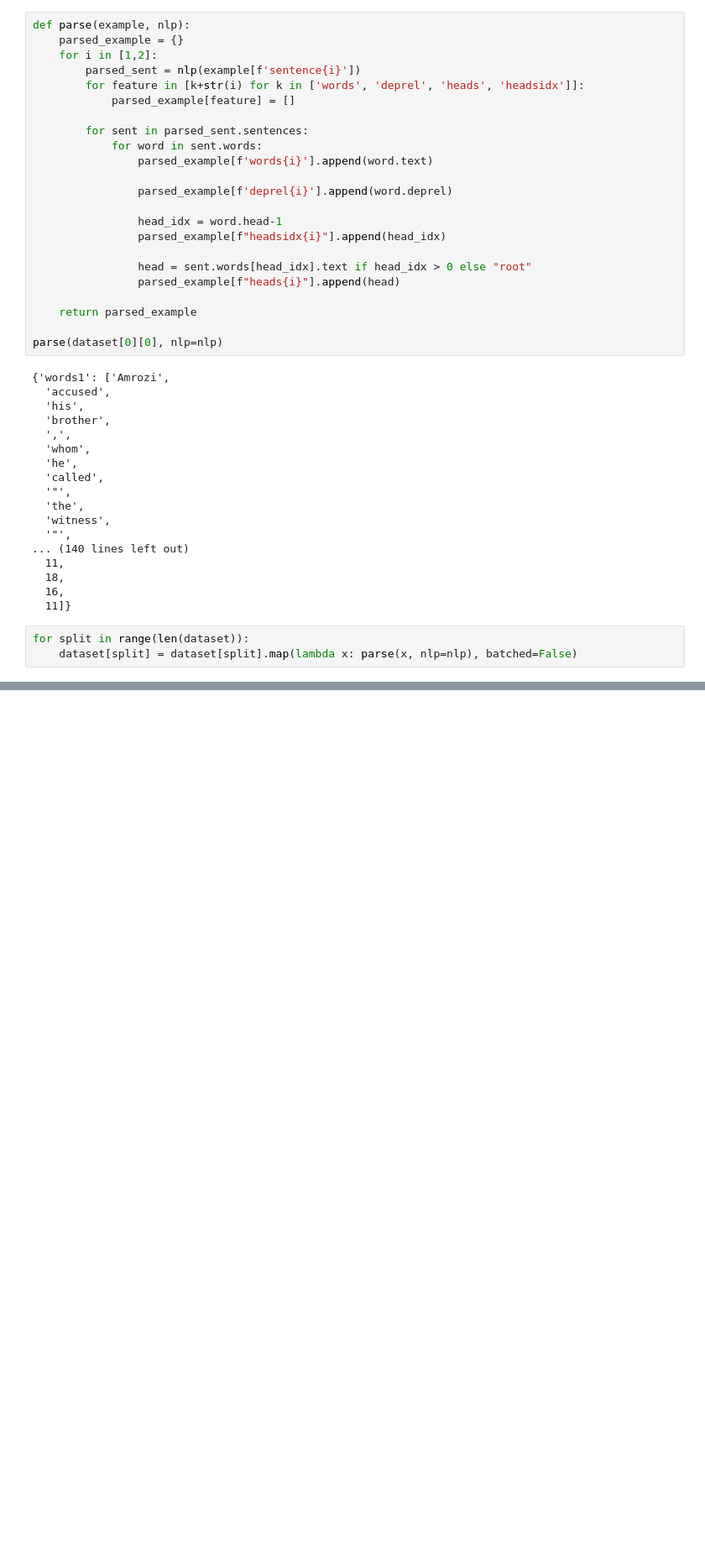
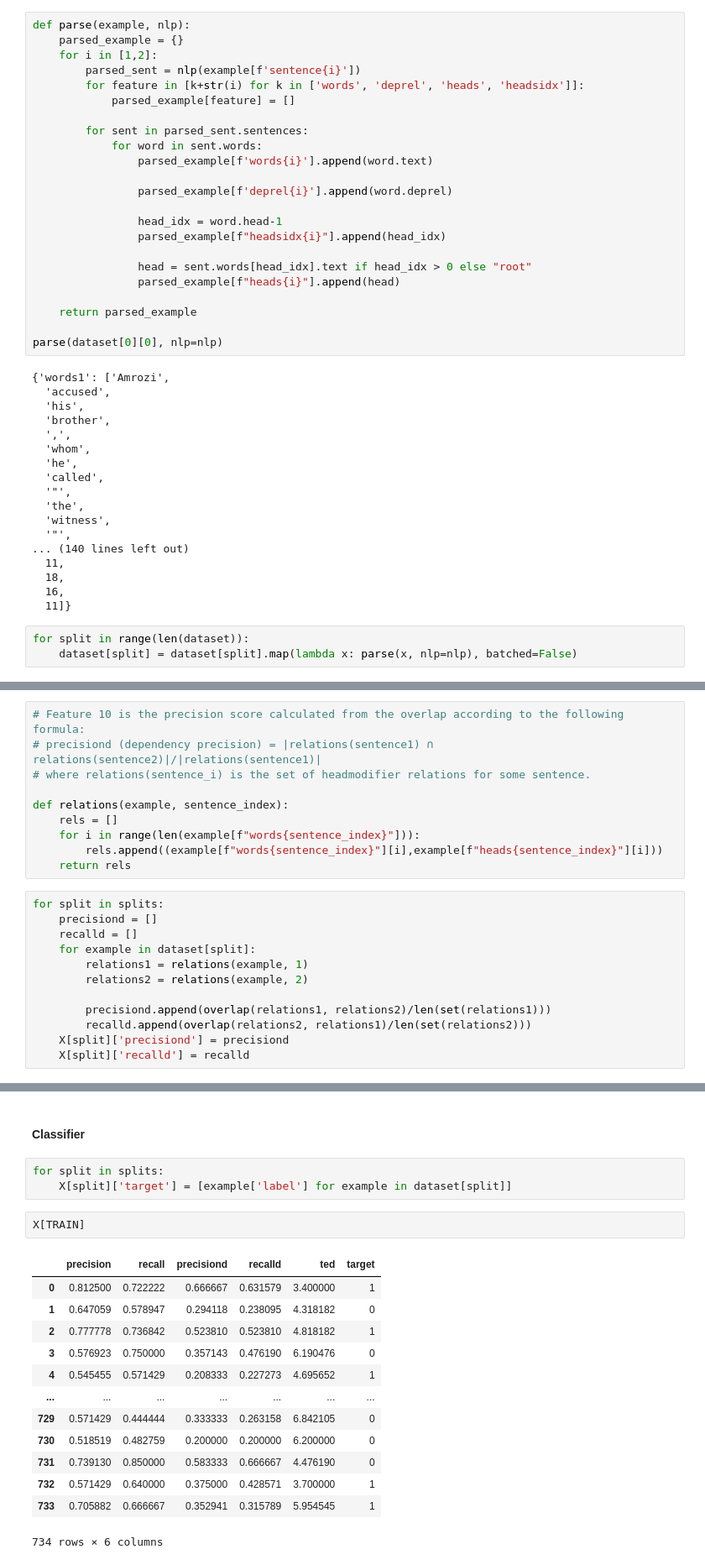
Before and after one commit to elenasofia98/PracticalNLP-2023-2024, a Jupyter notebook: HoL02_1_ParsingWithStanza_ParaphraseClassification.ipynb, the cells around one changed output, grey strips where cells are left out. Shown at 84% size. Drawn from its saved outputs; the diff is of its cells as text; blank space fills up the shorter version.

```diff
--- a/HoL02_1_ParsingWithStanza_ParaphraseClassification.ipynb
+++ b/HoL02_1_ParsingWithStanza_ParaphraseClassification.ipynb
@@ -396,0 +460,22 @@ for split in range(len(dataset)):
+# %%
+# Feature 10 is the precision score calculated from the overlap according to the following formula:
+# precisiond (dependency precision) = |relations(sentence1) ∩ relations(sentence2)|/|relations(sentence1)|
+# where relations(sentence_i) is the set of headmodifier relations for some sentence.
+
+def relations(example, sentence_index):
+    rels = []
+    for i in range(len(example[f"words{sentence_index}"])):
+        rels.append((example[f"words{sentence_index}"][i],example[f"heads{sentence_index}"][i]))
+    return rels
+# %%
+for split in splits:
+    precisiond = []
+    recalld = []
+    for example in dataset[split]:
+        relations1 = relations(example, 1)
+        relations2 = relations(example, 2)
+
+        precisiond.append(overlap(relations1, relations2)/len(set(relations1)))
+        recalld.append(overlap(relations2, relations1)/len(set(relations2)))
+    X[split]['precisiond'] = precisiond
+    X[split]['recalld'] = recalld
@@ -396,0 +618,21 @@ for split in range(len(dataset)):
+# %% [markdown]
+#### Classifier
+# %%
+for split in splits:
+    X[split]['target'] = [example['label'] for example in dataset[split]]
+# %%
+X[TRAIN]
+# %% [output]
+|  | precision | recall | precisiond | recalld | ted | target |
+| 0 | 0.812500 | 0.722222 | 0.666667 | 0.631579 | 3.400000 | 1 |
+| 1 | 0.647059 | 0.578947 | 0.294118 | 0.238095 | 4.318182 | 0 |
+| 2 | 0.777778 | 0.736842 | 0.523810 | 0.523810 | 4.818182 | 1 |
+| 3 | 0.576923 | 0.750000 | 0.357143 | 0.476190 | 6.190476 | 0 |
+| 4 | 0.545455 | 0.571429 | 0.208333 | 0.227273 | 4.695652 | 1 |
+| ... | ... | ... | ... | ... | ... | ... |
+| 729 | 0.571429 | 0.444444 | 0.333333 | 0.263158 | 6.842105 | 0 |
+| 730 | 0.518519 | 0.482759 | 0.200000 | 0.200000 | 6.200000 | 0 |
+| 731 | 0.739130 | 0.850000 | 0.583333 | 0.666667 | 4.476190 | 0 |
+| 732 | 0.571429 | 0.640000 | 0.375000 | 0.428571 | 3.700000 | 1 |
+| 733 | 0.705882 | 0.666667 | 0.352941 | 0.315789 | 5.954545 | 1 |
+734 rows × 6 columns
```
Also changed, not shown: parts of 25 cells of this notebook.
